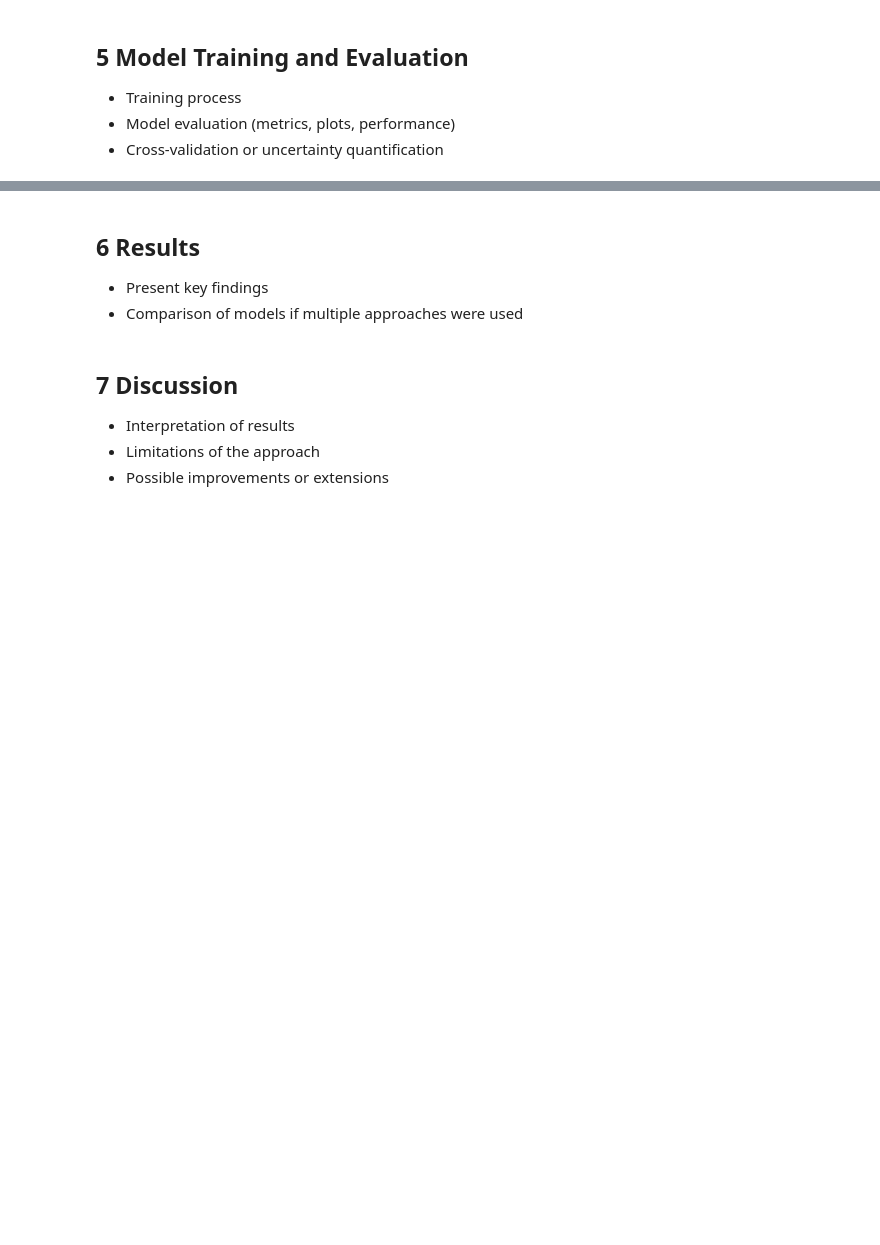
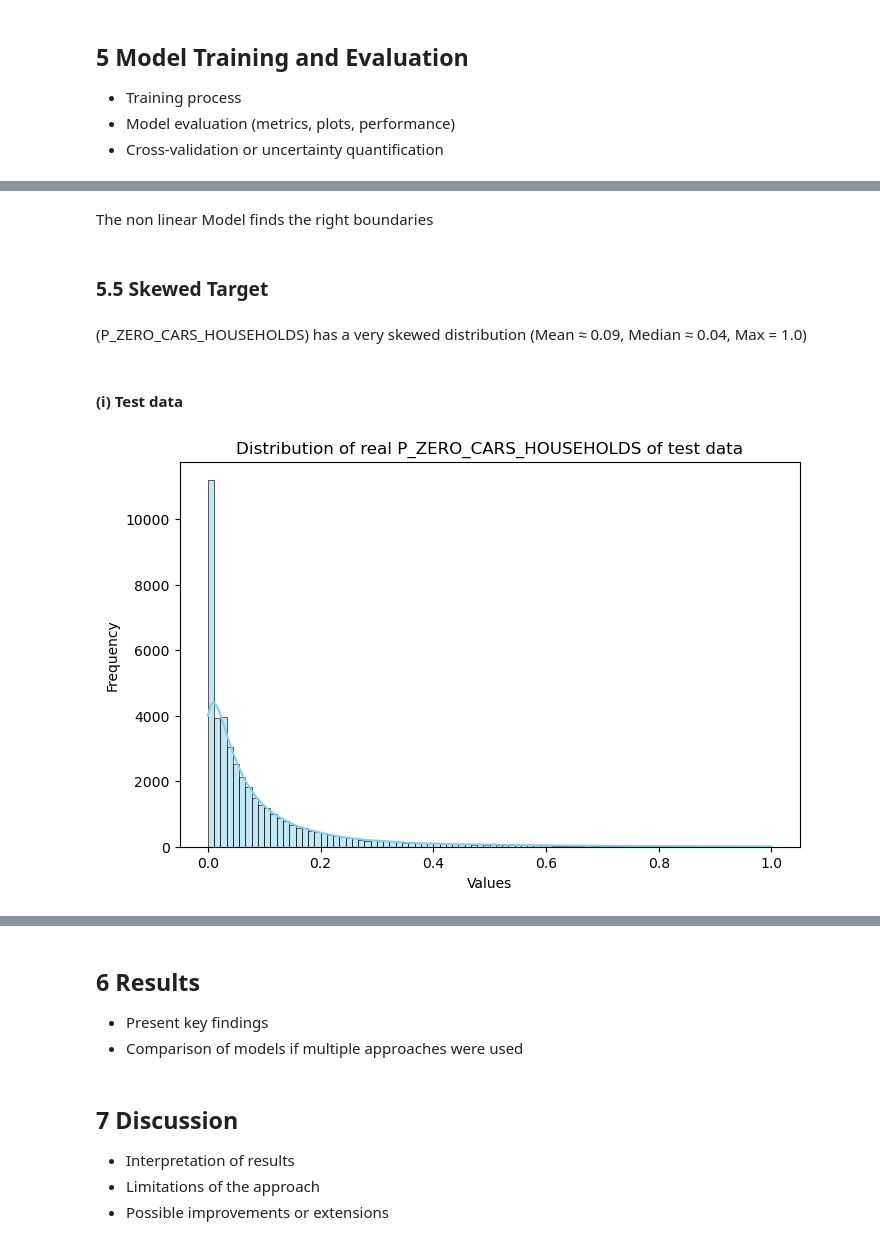
Before and after one commit to metropolisjenensis/Probabilistic-Machine-Learning_lecture-PROJECTS, a Jupyter notebook: projects/15-2BLXXXX_epa_census/notebooks/CarOwnership.ipynb, the cells around one changed output, grey strips where cells are left out. Cells and saved outputs as stored; diff of their text form; code cells hidden in the pictures; blank space fills up the shorter version.

```diff
--- a/projects/15-2BLXXXX_epa_census/notebooks/CarOwnership.ipynb
+++ b/projects/15-2BLXXXX_epa_census/notebooks/CarOwnership.ipynb
@@ -328,0 +731,19 @@ There are definitely some pairs of variables displaying significant correlation.
+# %% [markdown]
+The non linear Model finds the right boundaries
+# %% [markdown]
+### 5.5 Skewed Target
+# %% [markdown]
+(P_ZERO_CARS_HOUSEHOLDS) has a very skewed distribution
+(Mean ≈ 0.09, Median ≈ 0.04, Max = 1.0)
+# %% [markdown]
+#### (i) Test data
+# %%
+# Plot distribution of P_ZERO_CARS_HOUSEHOLDS Test
+plt.figure(figsize=(8, 5))
+sns.histplot(y_test, bins=90, kde=True, color='skyblue')
+plt.title("Distribution of real P_ZERO_CARS_HOUSEHOLDS of test data")
+plt.xlabel("Values")
+plt.ylabel("Frequency")
+plt.show()
+# %% [output]
+[figure, added]
```
Also changed, not shown: parts of 92 cells of this notebook, 1 other file.
